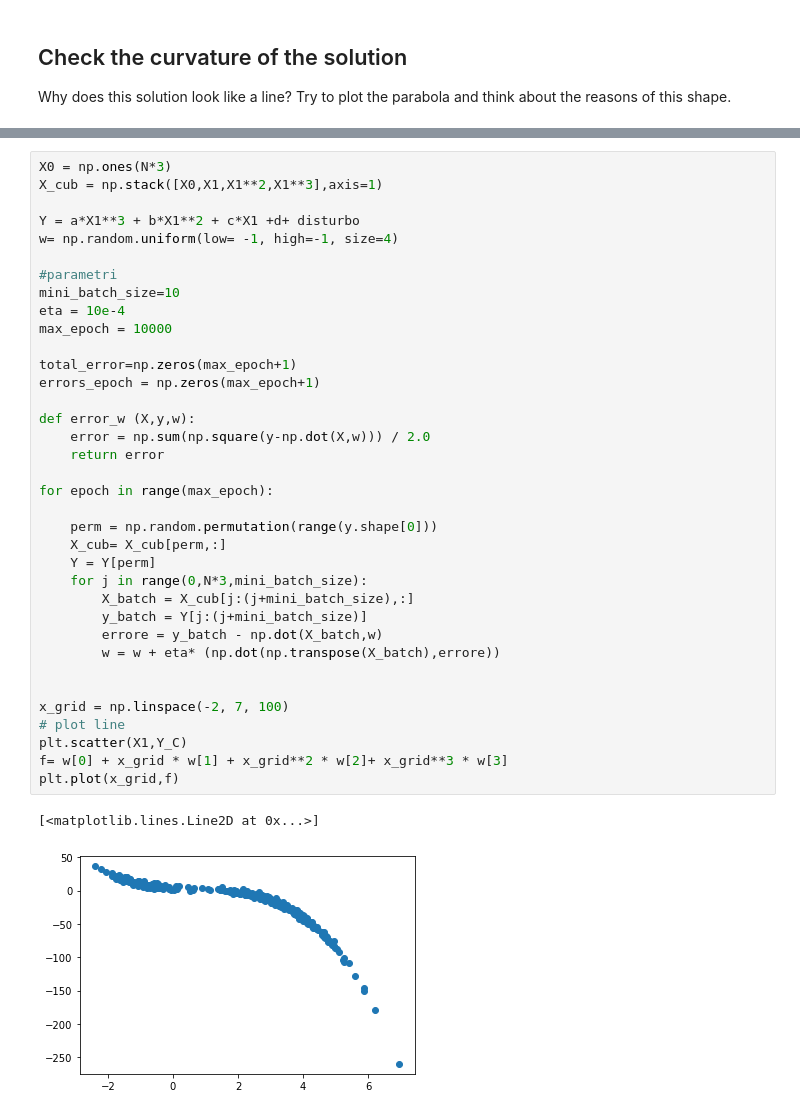
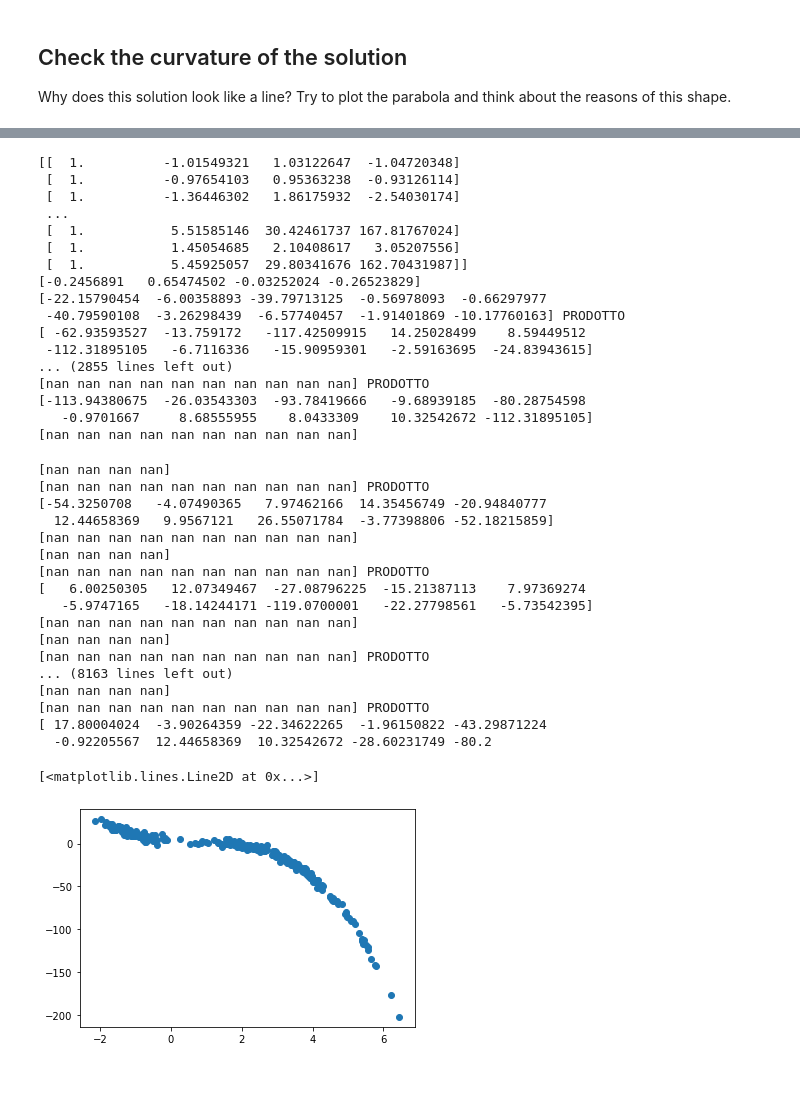
Before and after one commit to raozzo/ML, a Jupyter notebook: Exercises/Polynomial_SGD.ipynb, the cells around one changed output, grey strips where cells are left out. Drawn from its saved outputs; the diff is of its cells as text; blank space fills up the shorter version.

```diff
--- a/Exercises/Polynomial_SGD.ipynb
+++ b/Exercises/Polynomial_SGD.ipynb
@@ -225,39 +185,38 @@ print(w)
 # %%
-X0 = np.ones(N*3)
-X_cub = np.stack([X0,X1,X1**2,X1**3],axis=1)
-
-Y = a*X1**3 + b*X1**2 + c*X1 +d+ disturbo
-w= np.random.uniform(low= -1, high=-1, size=4)
-
-#parametri
-mini_batch_size=10
-eta = 10e-4
-max_epoch = 10000
-
-total_error=np.zeros(max_epoch+1)
-errors_epoch = np.zeros(max_epoch+1)
-
-def error_w (X,y,w):
-    error = np.sum(np.square(y-np.dot(X,w))) / 2.0
-    return error
-
-for epoch in range(max_epoch):
-
-    perm = np.random.permutation(range(y.shape[0]))
-    X_cub= X_cub[perm,:]
-    Y = Y[perm]
-    for j in range(0,N*3,mini_batch_size):
-        X_batch = X_cub[j:(j+mini_batch_size),:]
-        y_batch = Y[j:(j+mini_batch_size)]
-        errore = y_batch - np.dot(X_batch,w)
-        w = w + eta* (np.dot(np.transpose(X_batch),errore))
-
-
-x_grid = np.linspace(-2, 7, 100)
-# plot line
-plt.scatter(X1,Y_C)
-f= w[0] + x_grid * w[1] + x_grid**2 * w[2]+ x_grid**3 * w[3]
-plt.plot(x_grid,f)
 # %% [output]
-[<matplotlib.lines.Line2D at 0x...>]
+[[  1.          -1.01549321   1.03122647  -1.04720348]
+ [  1.          -0.97654103   0.95363238  -0.93126114]
+ [  1.          -1.36446302   1.86175932  -2.54030174]
+ ...
+ [  1.           5.51585146  30.42461737 167.81767024]
+ [  1.           1.45054685   2.10408617   3.05207556]
+ [  1.           5.45925057  29.80341676 162.70431987]]
+[-0.2456891   0.65474502 -0.03252024 -0.26523829]
+[-22.15790454  -6.00358893 -39.79713125  -0.56978093  -0.66297977
+ -40.79590108  -3.26298439  -6.57740457  -1.91401869 -10.17760163] PRODOTTO
+[ -62.93593527  -13.759172   -117.42509915   14.25028499    8.59449512
+ -112.31895105   -6.7116336   -15.90959301   -2.59163695  -24.83943615]
+... (2855 lines left out)
+[nan nan nan nan nan nan nan nan nan nan] PRODOTTO
+[-113.94380675  -26.03543303  -93.78419666   -9.68939185  -80.28754598
+   -0.9701667     8.68555955    8.0433309    10.32542672 -112.31895105]
+[nan nan nan nan nan nan nan nan nan nan]
+[nan nan nan nan]
+[nan nan nan nan nan nan nan nan nan nan] PRODOTTO
+[-54.3250708   -4.07490365   7.97462166  14.35456749 -20.94840777
+  12.44658369   9.9567121   26.55071784  -3.77398806 -52.18215859]
+[nan nan nan nan nan nan nan nan nan nan]
+[nan nan nan nan]
+[nan nan nan nan nan nan nan nan nan nan] PRODOTTO
+[   6.00250305   12.07349467  -27.08796225  -15.21387113    7.97369274
+   -5.9747165   -18.14244171 -119.0700001   -22.27798561   -5.73542395]
+[nan nan nan nan nan nan nan nan nan nan]
+[nan nan nan nan]
+[nan nan nan nan nan nan nan nan nan nan] PRODOTTO
+... (8163 lines left out)
+[nan nan nan nan]
+[nan nan nan nan nan nan nan nan nan nan] PRODOTTO
+[ 17.80004024  -3.90264359 -22.34622265  -1.96150822 -43.29871224
+  -0.92205567  12.44658369  10.32542672 -28.60231749 -80.2
+[<matplotlib.lines.Line2D at 0x...>]
-[figure, old version]
+[figure, new version]
```
Also changed, not shown: parts of 11 cells of this notebook, 34 other files.
